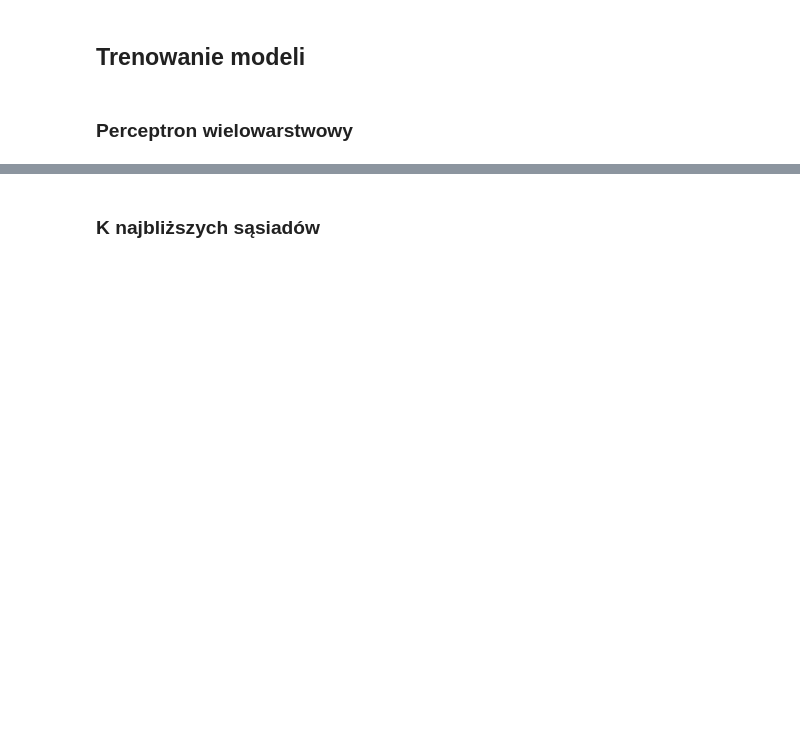
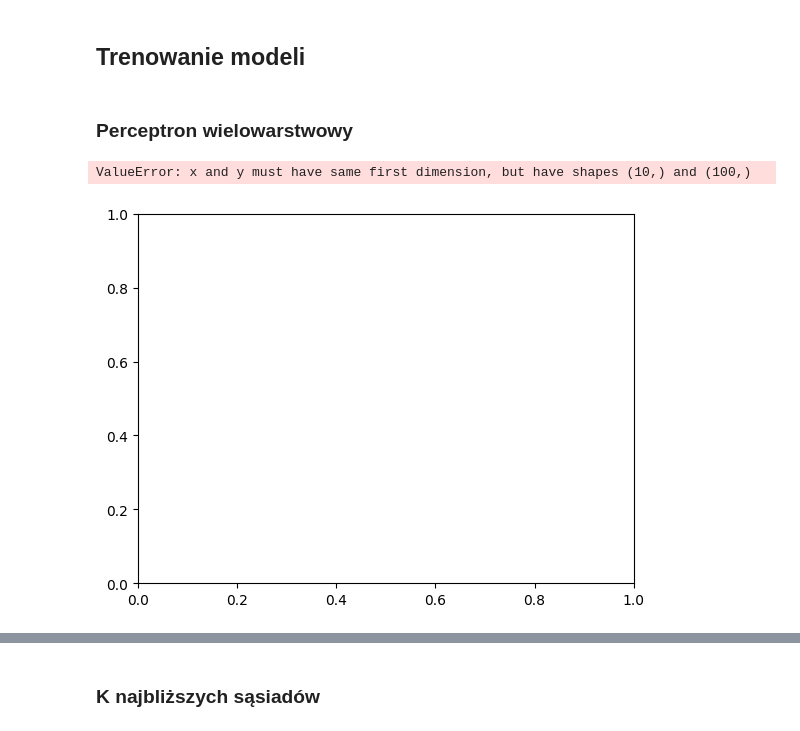
Before and after one commit to mbo009/UMA-Projekt, a Jupyter notebook: docs/main.ipynb, the cells around one changed output, grey strips where cells are left out. Drawn from its saved outputs; the diff is of its cells as text; code cells hidden in the pictures; blank space fills up the shorter version.

```diff
--- a/docs/main.ipynb
+++ b/docs/main.ipynb
@@ -13,7 +13,7 @@ import numpy as np
 breast_cancer_wisconsin_diagnostic = fetch_ucirepo(id=17)
 
 X = breast_cancer_wisconsin_diagnostic.data.features
-X = X.values.tolist()
+X = np.array(X.values)
 Y = np.array(breast_cancer_wisconsin_diagnostic.data.targets.Diagnosis)
 Y = Y == "M"
 # %% [markdown]
@@ -38,3 +38,37 @@ mlp_model = MLP()
 mlp_start_time = perf_counter()
 mlp_model.train(X_train_tensor, y_train_tensor)
 mlp_train_time = perf_counter() - mlp_start_time
+# %%
+from sklearn.model_selection import KFold
+from eval_techniques import *
+import torch
+import matplotlib.pyplot as plt
+
+epoch_lens = list(range(1, 500)[::50])
+error_rates = [] * len(epoch_lens)
+
+kf = KFold(n_splits=10, shuffle=True, random_state=42)
+for train_index, test_index in kf.split(X):
+  X_train_cv, X_test_cv = X[train_index], X[test_index]
+  y_train_cv, y_test_cv = Y[train_index], Y[test_index]
+  X_train_cv_tensor = torch.tensor(X_train_cv, dtype=torch.float32)
+  y_train_cv_tensor = torch.tensor(y_train_cv, dtype=torch.float32).view(-1, 1)
+  X_test_cv_tensor = torch.tensor(X_test_cv, dtype=torch.float32)
+  y_test_cv_tensor = torch.tensor(y_test_cv, dtype=torch.float32).view(-1, 1)
+  for i, epoch_len in enumerate(epoch_lens):
+    mlp_model = MLP(train_epochs=epoch_len)
+    mlp_model.train(X_train_cv_tensor, y_train_cv_tensor)
+    mlp_predictions = mlp_model.predict(X_test_cv_tensor)
+    mlp_predictions = mlp_predictions >= 0.5
+    error_rates[i].append(error_rate(mlp_predictions, y_test_cv))
+
+error_rates = [np.mean(error_rate) for error_rate in error_rates]
+
+plt.plot(epoch_lens, error_rates)
+plt.xlabel("Number of epochs")
+plt.ylabel("Error rate")
+plt.title("Error rate vs. Number of epochs")
+plt.show()
+# %% [output]
+ValueError: x and y must have same first dimension, but have shapes (10,) and (100,)
+[figure, added]
```
Also changed, not shown: parts of 3 cells of this notebook, 5 other files.
